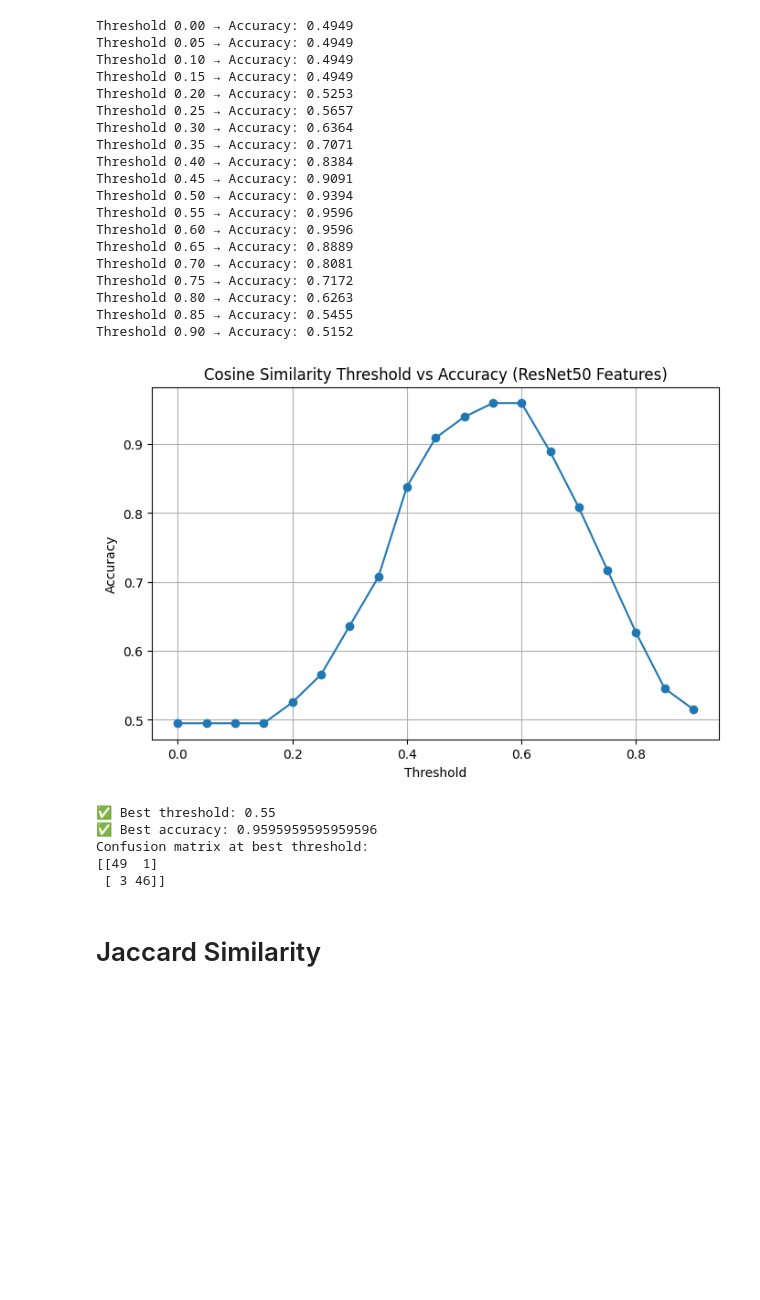
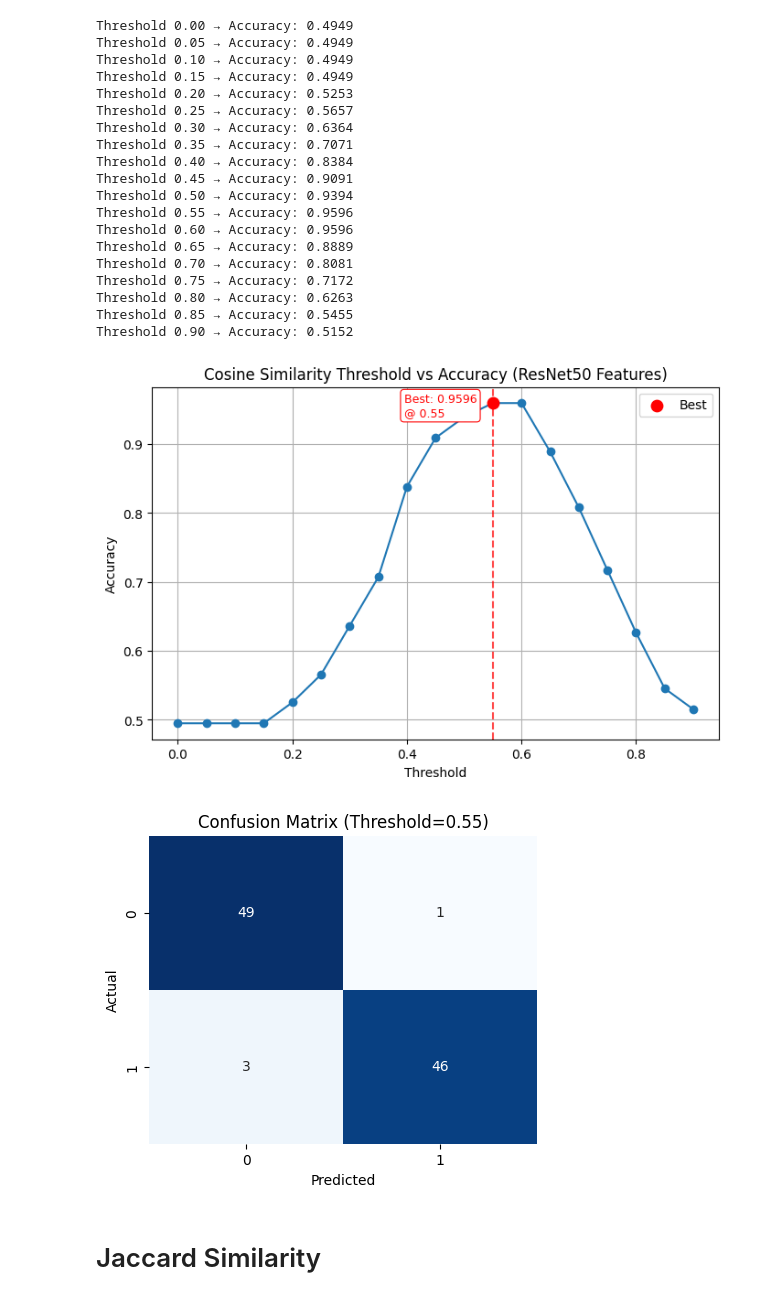
Before and after one commit to YapHS0514/SC4020-Project-1, a Jupyter notebook: image_similarity.ipynb, the cells around one changed output. Drawn from its saved outputs; the diff is of its cells as text; code cells hidden in the pictures; blank space fills up the shorter version.

Commit message:
Added Euclidean for both text pearson and image similarity

```diff
--- a/image_similarity.ipynb
+++ b/image_similarity.ipynb
@@ -28,7 +29,7 @@ df = pd.read_excel("data\Paired Image.xlsx")
 # %%
 df = df.sample(frac=1).reset_index(drop=True)
 # %%
-base_model = ResNet50(weights='imagenet', include_top=False, pooling='avg')
+model = ResNet50(weights='imagenet', include_top=False, pooling='avg')
 
 def extract_features(img_path):
     """
@@ -130,26 +131,39 @@ Threshold 0.75 → Accuracy: 0.7172
 Threshold 0.80 → Accuracy: 0.6263
 Threshold 0.85 → Accuracy: 0.5455
 Threshold 0.90 → Accuracy: 0.5152
-# %%
-plt.figure(figsize=(8, 5))
-plt.plot(thresholds, accuracies, marker='o')
-plt.title("Cosine Similarity Threshold vs Accuracy (ResNet50 Features)")
-plt.xlabel("Threshold")
-plt.ylabel("Accuracy")
-plt.grid(True)
-plt.show()
-
-print("\n✅ Best threshold:", best_threshold)
-print("✅ Best accuracy:", best_accuracy)
-print("Confusion matrix at best threshold:")
-print(best_cm)
-# %% [output]
-[figure, removed]
-✅ Best threshold: 0.55
-✅ Best accuracy: 0.9595959595959596
-Confusion matrix at best threshold:
-[[49  1]
- [ 3 46]]
+# %%
+plt.figure(figsize=(8, 5))
+plt.plot(thresholds, accuracies, marker='o')
+plt.title("Cosine Similarity Threshold vs Accuracy (ResNet50 Features)")
+plt.xlabel("Threshold")
+plt.ylabel("Accuracy")
+plt.grid(True)
+
+best_idx = thresholds.index(best_threshold)
+plt.scatter(best_threshold, best_accuracy, color='red', s=80, zorder=5, label='Best')
+plt.axvline(x=best_threshold, color='red', linestyle='--', alpha=0.7)
+plt.annotate(
+    f"Best: {best_accuracy:.4f}\n@ {best_threshold:.2f}",
+    (best_threshold, best_accuracy),
+    textcoords="offset points",
+    xytext=(-70, -10),
+    ha='left',
+    color='red',
+    fontsize=9,
+    bbox=dict(boxstyle="round,pad=0.3", fc="white", ec="red", lw=0.8)
+)
+plt.legend()
+plt.show()
+
+plt.figure(figsize=(5, 4))
+sns.heatmap(best_cm, annot=True, fmt='d', cmap='Blues', cbar=False)
+plt.title(f"Confusion Matrix (Threshold={best_threshold:.2f})")
+plt.xlabel("Predicted")
+plt.ylabel("Actual")
+plt.show()
+# %% [output]
+[figure, added]
+[figure, added]
 # %% [markdown]
 # Jaccard Similarity
 # %%
```
Also changed, not shown: parts of 10 cells of this notebook, 2 other files.
